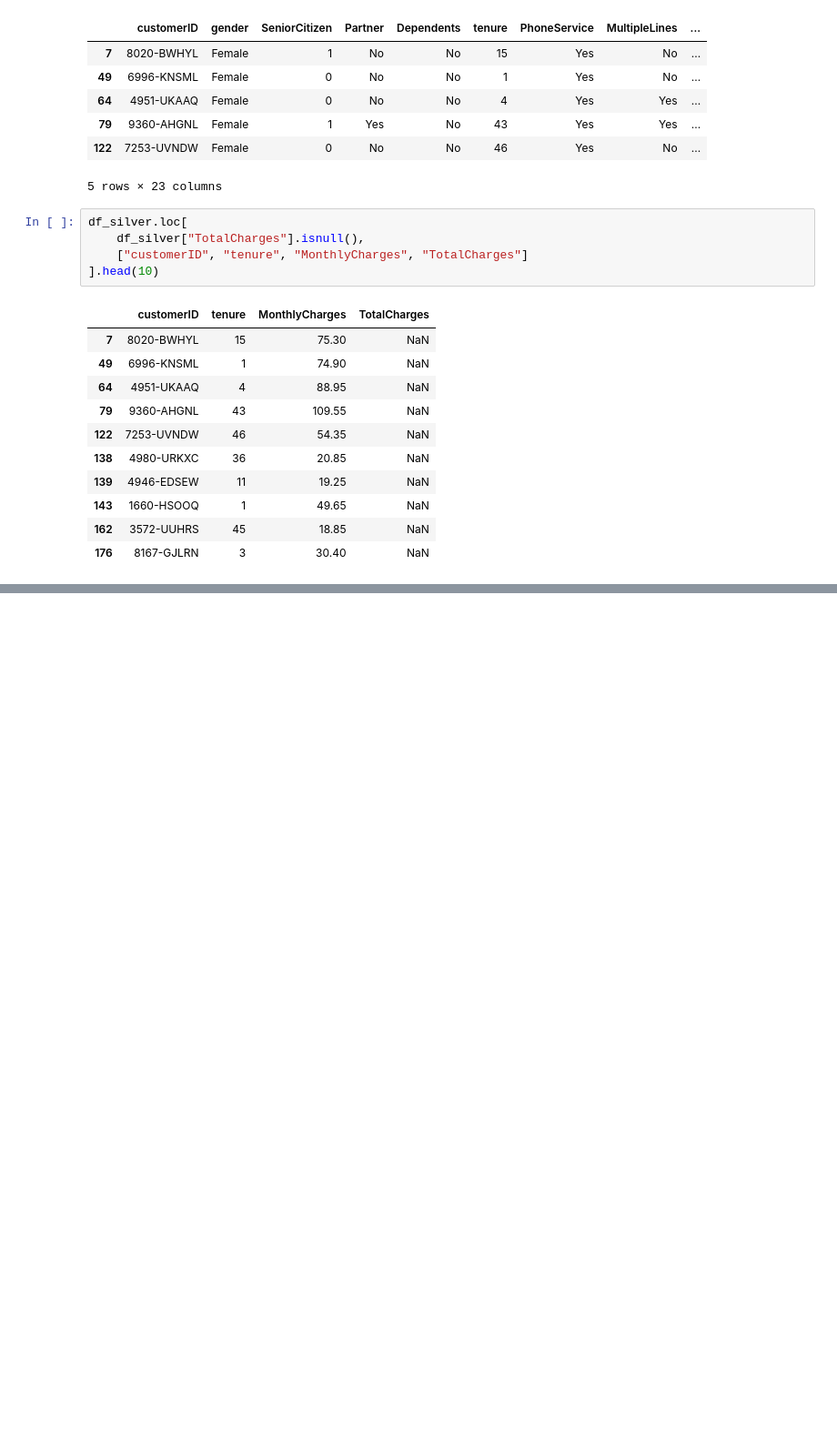
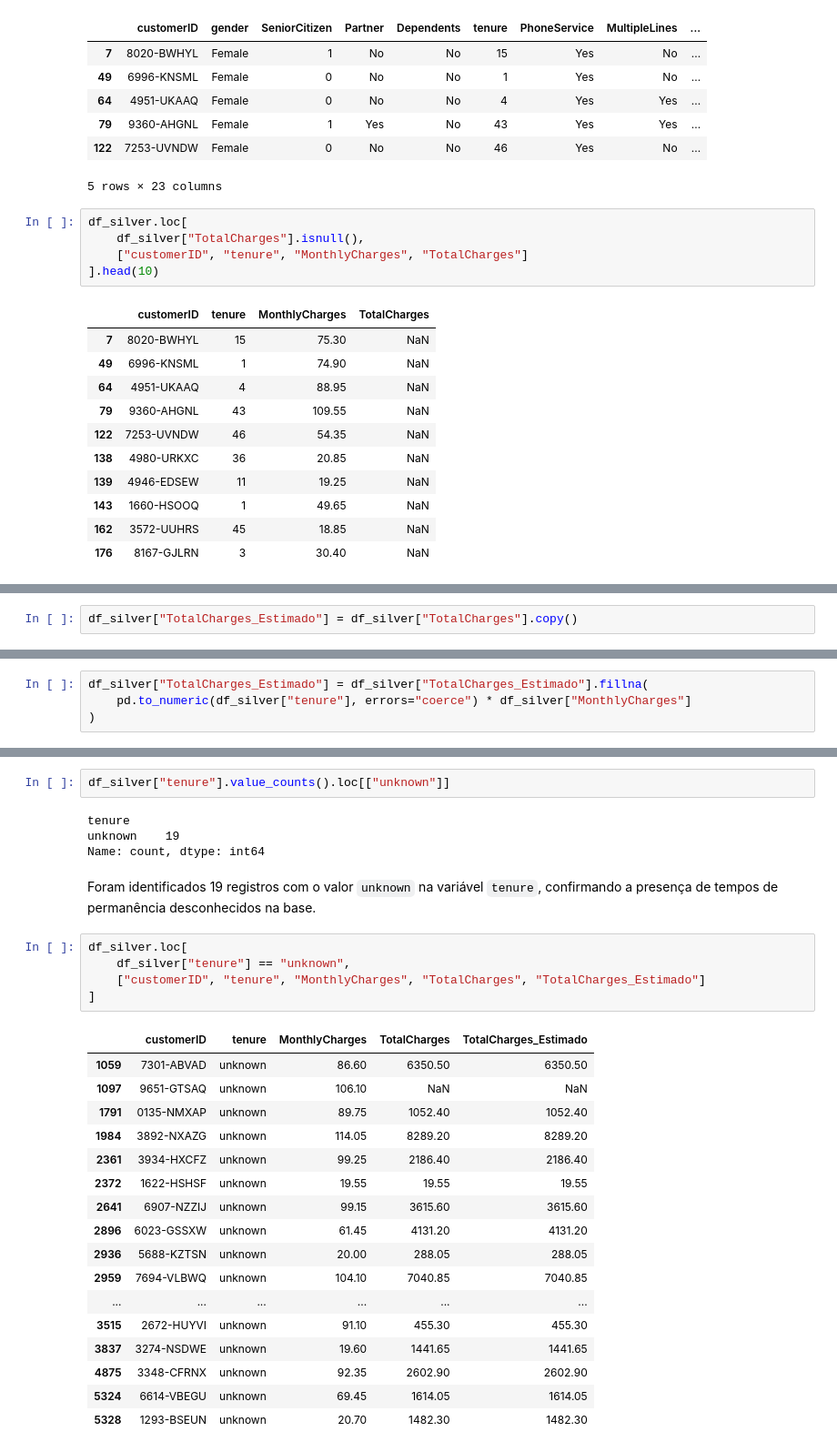
Before and after one commit to gziinx/PII2_databricks, a Jupyter notebook: 02_silver.ipynb, the cells around one changed output, grey strips where cells are left out. Shown at 91% size. Cells and saved outputs as stored; diff of their text form; blank space fills up the shorter version.

Commit message:
Atualiza camadas Silver e Gold e inicia analise financeira

```diff
--- a/02_silver.ipynb
+++ b/02_silver.ipynb
@@ -267,0 +406,2 @@ df_silver.loc[
+# %%
+df_silver["TotalCharges_Estimado"] = df_silver["TotalCharges"].copy()
@@ -267,0 +413,4 @@ df_silver.loc[
+# %%
+df_silver["TotalCharges_Estimado"] = df_silver["TotalCharges_Estimado"].fillna(
+    pd.to_numeric(df_silver["tenure"], errors="coerce") * df_silver["MonthlyCharges"]
+)
@@ -267,0 +456,31 @@ df_silver.loc[
+# %%
+df_silver["tenure"].value_counts().loc[["unknown"]]
+# %% [output]
+tenure
+unknown    19
+Name: count, dtype: int64
+# %% [markdown]
+Foram identificados 19 registros com o valor `unknown` na variável `tenure`, confirmando a presença de tempos de permanência desconhecidos na base.
+# %%
+df_silver.loc[
+    df_silver["tenure"] == "unknown",
+    ["customerID", "tenure", "MonthlyCharges", "TotalCharges", "TotalCharges_Estimado"]
+]
+# %% [output]
+|  | customerID | tenure | MonthlyCharges | TotalCharges | TotalCharges_Estimado |
+| 1059 | 7301-ABVAD | unknown | 86.60 | 6350.50 | 6350.50 |
+| 1097 | 9651-GTSAQ | unknown | 106.10 | NaN | NaN |
+| 1791 | 0135-NMXAP | unknown | 89.75 | 1052.40 | 1052.40 |
+| 1984 | 3892-NXAZG | unknown | 114.05 | 8289.20 | 8289.20 |
+| 2361 | 3934-HXCFZ | unknown | 99.25 | 2186.40 | 2186.40 |
+| 2372 | 1622-HSHSF | unknown | 19.55 | 19.55 | 19.55 |
+| 2641 | 6907-NZZIJ | unknown | 99.15 | 3615.60 | 3615.60 |
+| 2896 | 6023-GSSXW | unknown | 61.45 | 4131.20 | 4131.20 |
+| 2936 | 5688-KZTSN | unknown | 20.00 | 288.05 | 288.05 |
+| 2959 | 7694-VLBWQ | unknown | 104.10 | 7040.85 | 7040.85 |
+| ... | ... | ... | ... | ... | ... |
+| 3515 | 2672-HUYVI | unknown | 91.10 | 455.30 | 455.30 |
+| 3837 | 3274-NSDWE | unknown | 19.60 | 1441.65 | 1441.65 |
+| 4875 | 3348-CFRNX | unknown | 92.35 | 2602.90 | 2602.90 |
+| 5324 | 6614-VBEGU | unknown | 69.45 | 1614.05 | 1614.05 |
+| 5328 | 1293-BSEUN | unknown | 20.70 | 1482.30 | 1482.30 |
```
Also changed, not shown: parts of 39 cells of this notebook, 7 other files.
